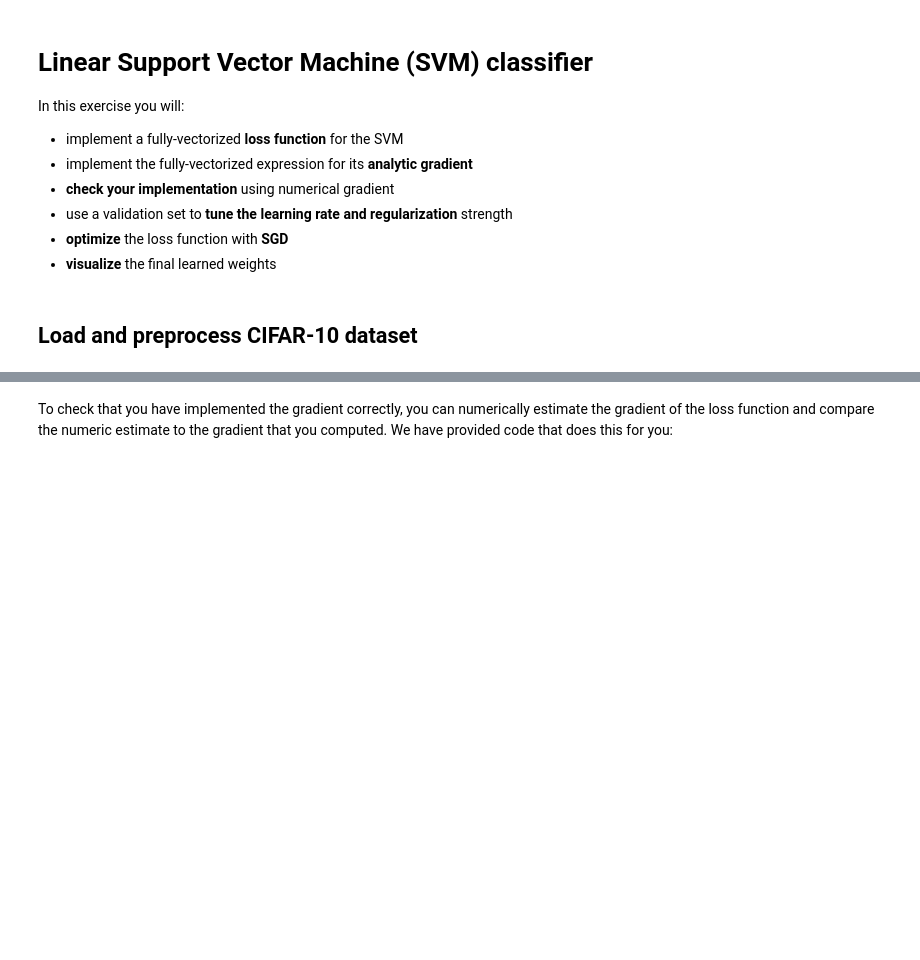
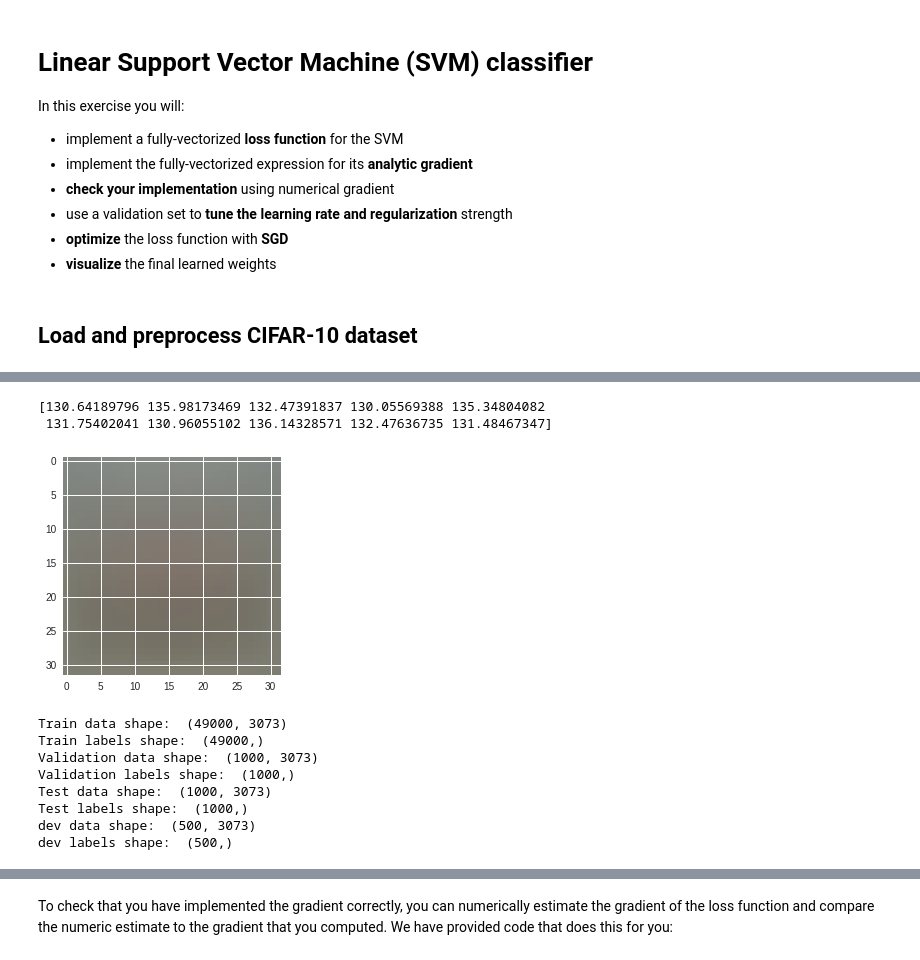
Before and after one commit to TSunny007/CS231n, a Jupyter notebook: HW1/homework1_svm.ipynb, the cells around one changed output, grey strips where cells are left out. Saved outputs shown, nothing was run; the diff lists cells and outputs as text; code cells hidden in the pictures; blank space fills up the shorter version.

```diff
--- a/HW1/homework1_svm.ipynb
+++ b/HW1/homework1_svm.ipynb
@@ -22,15 +46,11 @@ sns.set()
 # %%
-from keras.datasets import cifar10
-
-def get_CIFAR10_data(num_training=49000, num_validation=1000,
+def get_CIFAR10_data(X_train, y_train, X_test, y_test, num_training=49000, num_validation=1000,
                      num_test=1000, num_dev=500):
     """
     Load the CIFAR-10 dataset from disk and perform preprocessing to prepare
     it for the linear classifier. These are the same steps as we used for the
     SVM, but condensed to a single function.
     """
-    # Load the raw CIFAR-10 data
-    (X_train, y_train), (X_test, y_test) = cifar10.load_data()
 
     # All the data comes in the uint8 format, so we need to convert
     # it to floats so that we compute numbers greater than 255.
@@ -73,34 +93,54 @@ def get_CIFAR10_data(num_training=49000, num_validation=1000,
     X_val = np.reshape(X_val, (X_val.shape[0], -1))
     X_test = np.reshape(X_test, (X_test.shape[0], -1))
     X_dev = np.reshape(X_dev, (X_dev.shape[0], -1))
 
+    # Preprocessing: subtract the mean image
+    # first: compute the image mean based on the training data
+    mean_image = np.mean(X_train, axis=0)
+    print (mean_image[:10]) # print a few of the elements
+    plt.figure(figsize=(4,4))
+    plt.imshow(mean_image.reshape((32,32,3)).astype('uint8')) # visualize the mean image
+    plt.show()
+
     # Normalize the data: subtract the mean image
     mean_image = np.mean(X_train, axis = 0)
     X_train -= mean_image
     X_val -= mean_image
     X_test -= mean_image
     X_dev -= mean_image
 
     # third: append the bias dimension of ones (i.e. bias trick) so that our SVM
     # only has to worry about optimizing a single weight matrix W.
     X_train = np.hstack([X_train, np.ones((X_train.shape[0], 1))])
     X_val = np.hstack([X_val, np.ones((X_val.shape[0], 1))])
     X_test = np.hstack([X_test, np.ones((X_test.shape[0], 1))])
     X_dev = np.hstack([X_dev, np.ones((X_dev.shape[0], 1))])
 
     return X_train, y_train, X_val, y_val, X_test, y_test, X_dev, y_dev
 
 
 # Invoke the above function to get our data.
-X_train, y_train, X_val, y_val, X_test, y_test, X_dev, y_dev = get_CIFAR10_data()
+X_train, y_train, X_val, y_val, X_test, y_test, X_dev, y_dev = get_CIFAR10_data(X_train, y_train, X_test, y_test)
 print('Train data shape: ', X_train.shape)
 print('Train labels shape: ', y_train.shape)
 print('Validation data shape: ', X_val.shape)
 print('Validation labels shape: ', y_val.shape)
 print('Test data shape: ', X_test.shape)
 print('Test labels shape: ', y_test.shape)
 print('dev data shape: ', X_dev.shape)
 print('dev labels shape: ', y_dev.shape)
+# %% [output]
+[130.64189796 135.98173469 132.47391837 130.05569388 135.34804082
+ 131.75402041 130.96055102 136.14328571 132.47636735 131.48467347]
+[figure, added]
+Train data shape:  (49000, 3073)
+Train labels shape:  (49000,)
+Validation data shape:  (1000, 3073)
+Validation labels shape:  (1000,)
+Test data shape:  (1000, 3073)
+Test labels shape:  (1000,)
+dev data shape:  (500, 3073)
+dev labels shape:  (500,)
 # %% [markdown]
 ## Define a naive SVM classifier loss function
 
```
Also changed, not shown: parts of 6 cells of this notebook.
